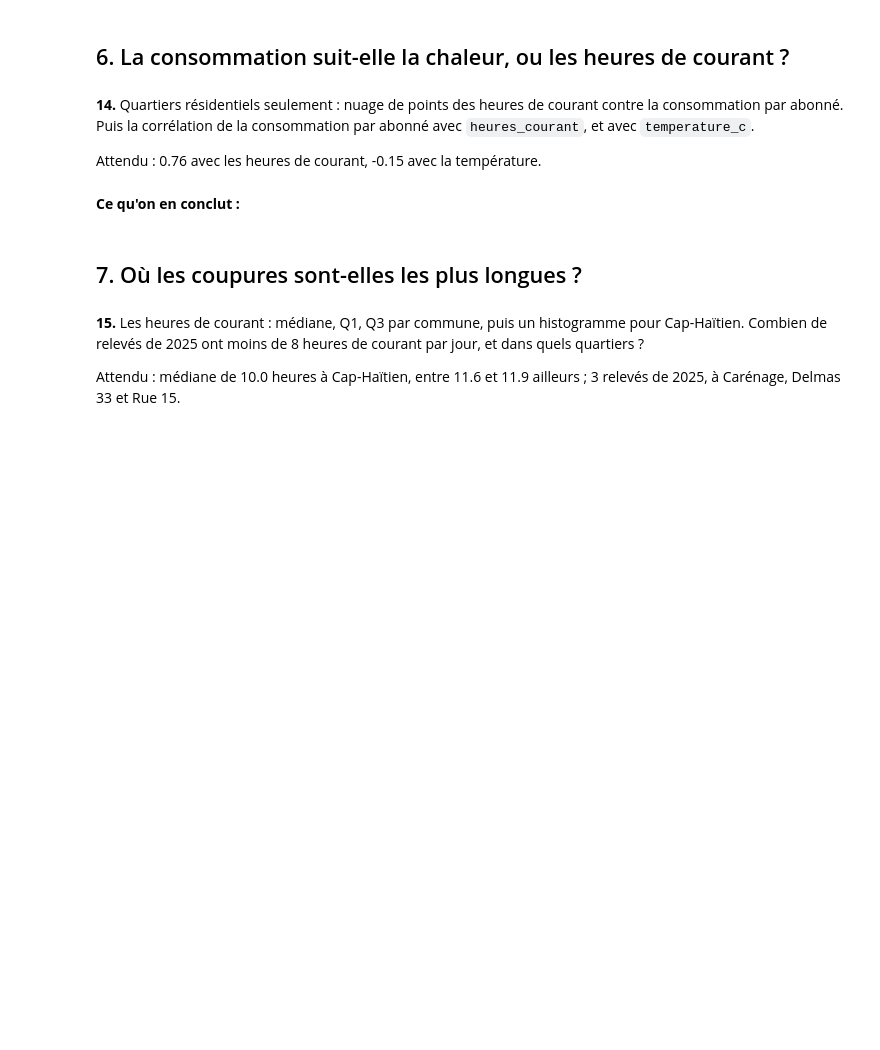
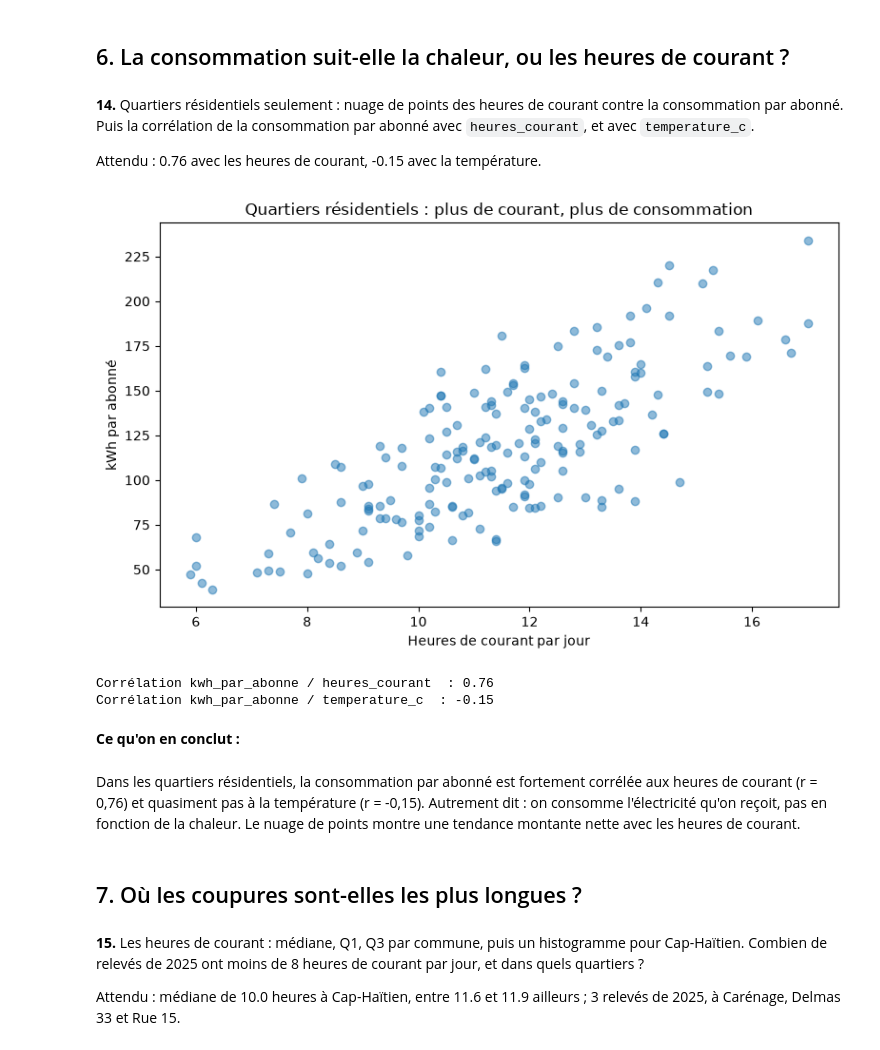
Before and after one commit to HoldyCharmant/exercice-electricite, a Jupyter notebook: exploration.ipynb, the cells around one changed output. Saved outputs shown, nothing was run; the diff lists cells and outputs as text; code cells hidden in the pictures; blank space fills up the shorter version.

```diff
--- a/exploration.ipynb
+++ b/exploration.ipynb
@@ -270,8 +342,32 @@ Attendu : Cap-Haïtien en tête, de 4.59 à 5.62 millions de kWh (+22.4 %) ; Del
 **14.** Quartiers résidentiels seulement : nuage de points des heures de courant contre la consommation par abonné. Puis la corrélation de la consommation par abonné avec `heures_courant`, et avec `temperature_c`.
 
 Attendu : 0.76 avec les heures de courant, -0.15 avec la température.
+# %%
+import matplotlib.pyplot as plt
+
+residentiel = propre[propre["type"] == "Résidentiel"]
+
+fig, ax = plt.subplots(figsize=(8, 5))
+ax.scatter(residentiel["heures_courant"], residentiel["kwh_par_abonne"], alpha=0.5)
+ax.set_title("Quartiers résidentiels : plus de courant, plus de consommation")
+ax.set_xlabel("Heures de courant par jour")
+ax.set_ylabel("kWh par abonné")
+plt.tight_layout()
+plt.show()
+
+corr_courant = residentiel["kwh_par_abonne"].corr(residentiel["heures_courant"])
+corr_chaleur = residentiel["kwh_par_abonne"].corr(residentiel["temperature_c"])
+
+print(f"Corrélation kwh_par_abonne / heures_courant  : {corr_courant:.2f}")
+print(f"Corrélation kwh_par_abonne / temperature_c  : {corr_chaleur:.2f}")
+# %% [output]
+[figure, added]
+Corrélation kwh_par_abonne / heures_courant  : 0.76
+Corrélation kwh_par_abonne / temperature_c  : -0.15
 # %% [markdown]
 **Ce qu'on en conclut :**
+# %% [markdown]
+Dans les quartiers résidentiels, la consommation par abonné est fortement corrélée aux heures de courant (r = 0,76) et quasiment pas à la température (r = -0,15). Autrement dit : on consomme l'électricité qu'on reçoit, pas en fonction de la chaleur. Le nuage de points montre une tendance montante nette avec les heures de courant.
 # %% [markdown]
 ## 7. Où les coupures sont-elles les plus longues ?
 # %% [markdown]
```
Also changed, not shown: parts of 9 cells of this notebook.
